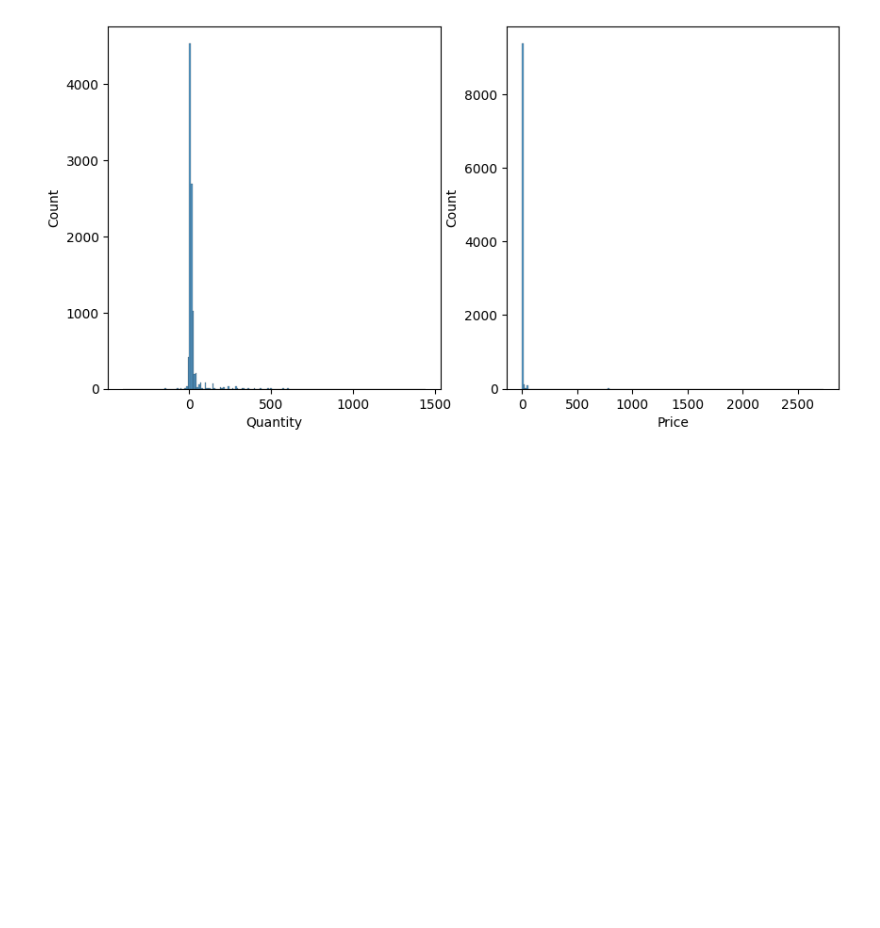
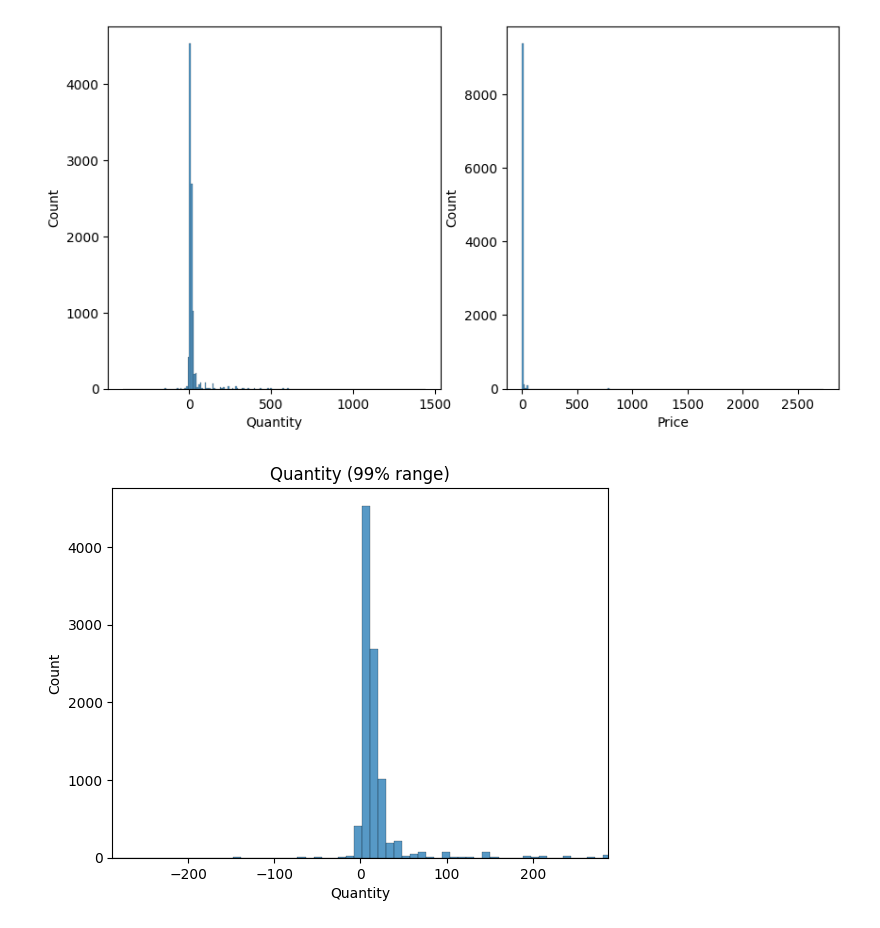
Before and after one commit to Ri-Dearg/ca2-market-retail, a Jupyter notebook: ca2-market-retail.ipynb, the cells around one changed output. Drawn from its saved outputs; the diff is of its cells as text; code cells hidden in the pictures; blank space fills up the shorter version.

Commit message:
feat: 🧐 add histograms for data

```diff
--- a/ca2-market-retail.ipynb
+++ b/ca2-market-retail.ipynb
@@ -159,2 +162,15 @@ multi_row_plot(sns.histplot, eire_data[['Quantity', 'Price']], grid=(1,2), size=
 # %% [output]
 [figure]
+# %%
+# Visualisation of the quantity within the 99th Percentile
+sns.histplot(
+    eire_data["Quantity"],
+)
+plt.xlim(
+    -eire_data["Quantity"].abs().quantile(0.99),
+     eire_data["Quantity"].abs().quantile(0.99)
+)
+plt.title("Quantity (99% range)")
+plt.show()
+# %% [output]
+[figure, added]
```
Also changed, not shown: parts of 5 cells of this notebook.
